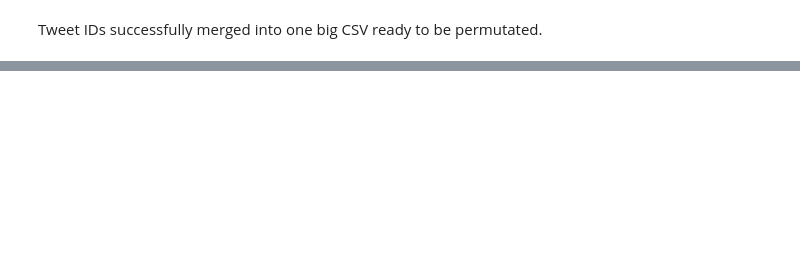
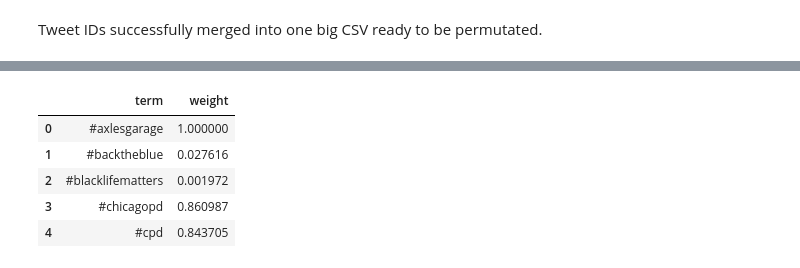
Before and after one commit to dowoma/DDS_BLM, a Jupyter notebook: DataCleaning-copy.ipynb, the cells around one changed output, grey strips where cells are left out. Cells and saved outputs as stored; diff of their text form; code cells hidden in the pictures; blank space fills up the shorter version.

```diff
--- a/DataCleaning-copy.ipynb
+++ b/DataCleaning-copy.ipynb
@@ -264,0 +295,11 @@ Randomly selected 2,000,000 tweet IDs.
+# %%
+blulm = pd.read_csv('/Users/dmusa/Documents/UCSD/2021-2022/BLM_Tweets/topics/blulm25.csv')
+blulm = blulm[['term', 'weight']]
+blulm.head()
+# %% [output]
+|  | term | weight |
+| 0 | #axlesgarage | 1.000000 |
+| 1 | #backtheblue | 0.027616 |
+| 2 | #blacklifematters | 0.001972 |
+| 3 | #chicagopd | 0.860987 |
+| 4 | #cpd | 0.843705 |
```
Also changed, not shown: parts of 15 cells of this notebook.
